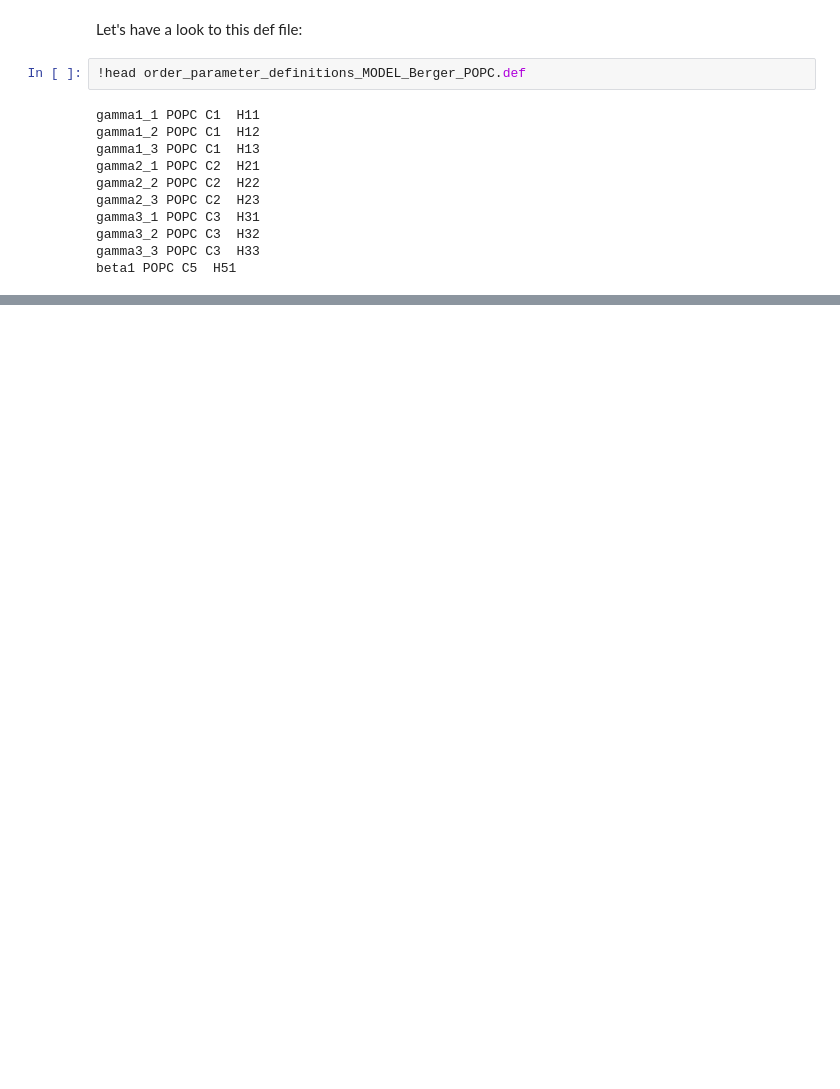
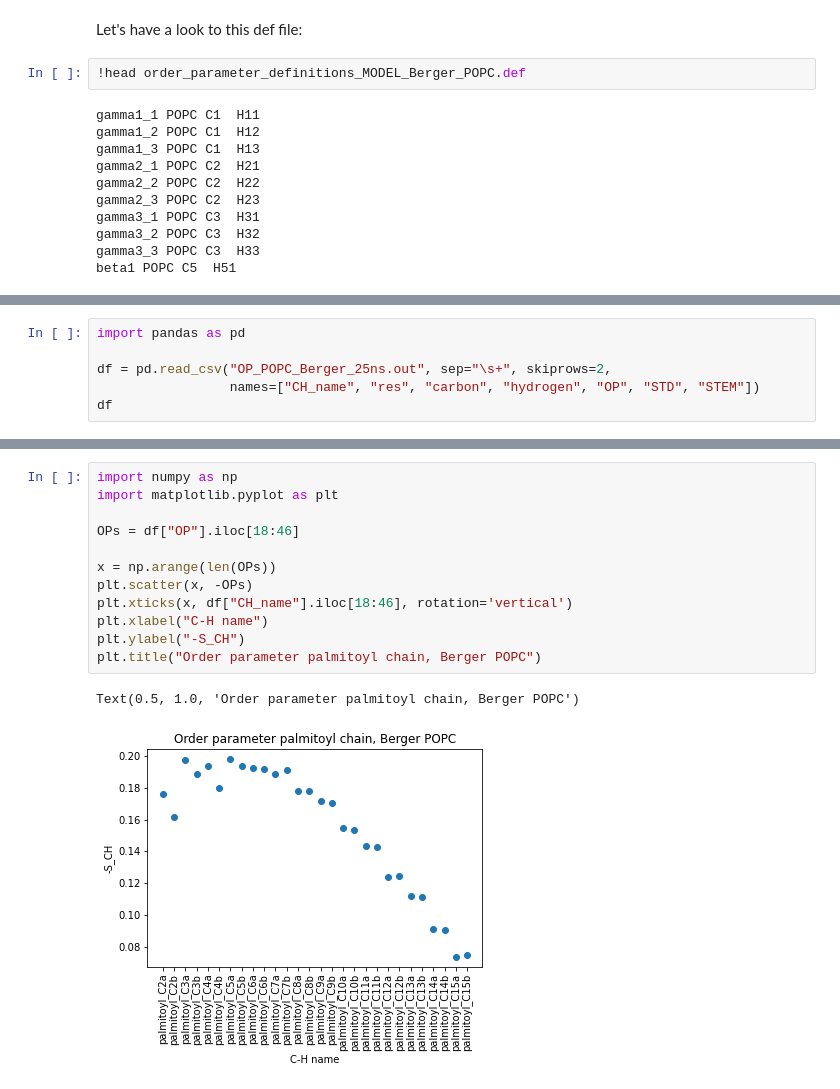
Before and after one commit to patrickfuchs/buildH, a Jupyter notebook: docs/notebooks/Berger_POPC_25ns_buildH_calcOP.ipynb, the cells around one changed output, grey strips where cells are left out. Drawn from its saved outputs; the diff is of its cells as text; blank space fills up the shorter version.

```diff
--- a/docs/notebooks/Berger_POPC_25ns_buildH_calcOP.ipynb
+++ b/docs/notebooks/Berger_POPC_25ns_buildH_calcOP.ipynb
@@ -174,0 +199,6 @@ For each C-H we get the mean order parameter (OP_mean), its standard deviation (
+# %%
+import pandas as pd
+
+df = pd.read_csv("OP_POPC_Berger_25ns.out", sep="\s+", skiprows=2,
+                 names=["CH_name", "res", "carbon", "hydrogen", "OP", "STD", "STEM"])
+df
@@ -174,0 +289,15 @@ For each C-H we get the mean order parameter (OP_mean), its standard deviation (
+# %%
+import numpy as np
+import matplotlib.pyplot as plt
+
+OPs = df["OP"].iloc[18:46]
+
+x = np.arange(len(OPs))
+plt.scatter(x, -OPs)
+plt.xticks(x, df["CH_name"].iloc[18:46], rotation='vertical')
+plt.xlabel("C-H name")
+plt.ylabel("-S_CH")
+plt.title("Order parameter palmitoyl chain, Berger POPC")
+# %% [output]
+Text(0.5, 1.0, 'Order parameter palmitoyl chain, Berger POPC')
+[figure, added]
```
Also changed, not shown: parts of 28 cells of this notebook.
